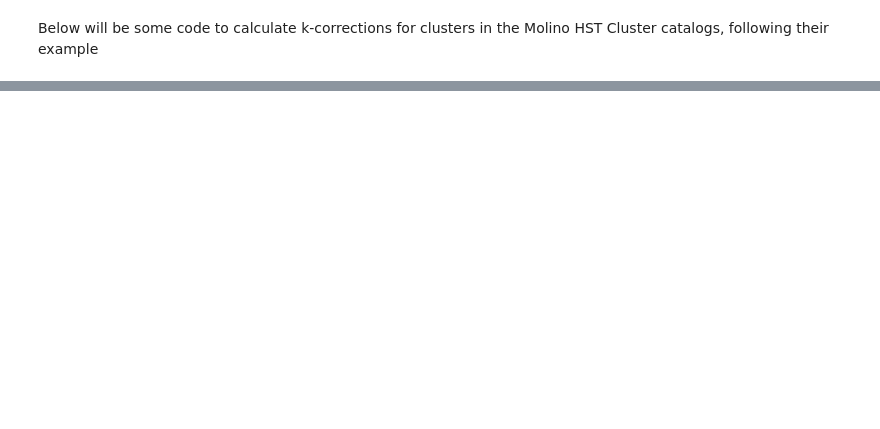
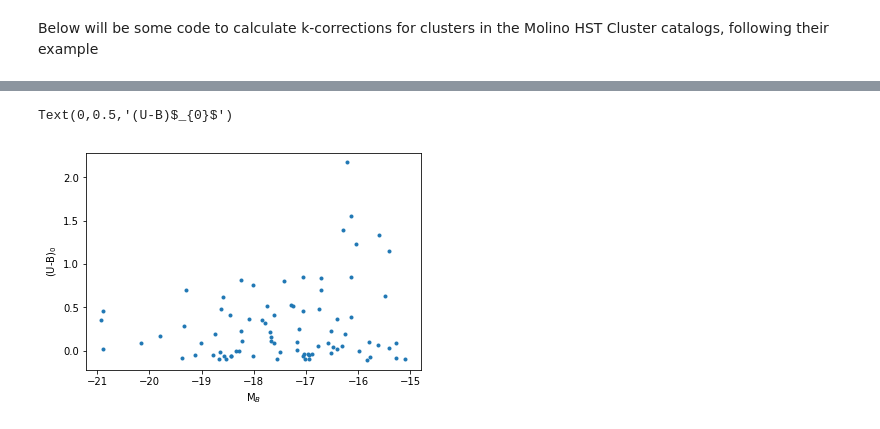
Before and after one commit to lrhunt/LCBGS_IN_CLUSTERS, a Jupyter notebook: MOLINO_KCORR.ipynb, the cells around one changed output, grey strips where cells are left out. Saved outputs shown, nothing was run; the diff lists cells and outputs as text; code cells hidden in the pictures; blank space fills up the shorter version.

```diff
--- a/MOLINO_KCORR.ipynb
+++ b/MOLINO_KCORR.ipynb
@@ -59,0 +71,9 @@ cluster_member_maggies_from_kcorr=cluster_member_maggies_from_kcorr.rename(colum
+# %%
+kcorrect.load_templates()
+kcorrect.load_filters('/Users/lucashunt/programs/kcorrect/data/templates/bessell_ubv.dat')
+# %%
+for i in cmm_ind:
+   cluster_member_photometry.loc[i,["U_synthetic","B_synthetic","V_synthetic"]]=kcorrect.reconstruct_maggies(cluster_member_photometry[['c1','c2','c3','c4','c5','c6']].iloc[i])[1:]
+# %%
+columns=list(cluster_member_photometry)
+cluster_member_photometry.loc[:,[col for col in columns if 'synthetic' in col]]=-2.5*np.log10(cluster_member_photometry.loc[:,[col for col in columns if 'synthetic' in col]])
@@ -59,0 +100,11 @@ cluster_member_maggies_from_kcorr=cluster_member_maggies_from_kcorr.rename(colum
+# %%
+cluster_member_photometry['U0']=cluster_member_photometry['U_synthetic']-cosmo.distmod(cluster_member_photometry['zb_1']).value
+cluster_member_photometry['B0']=cluster_member_photometry['B_synthetic']-cosmo.distmod(cluster_member_photometry['zb_1']).value
+cluster_member_photometry['V0']=cluster_member_photometry['V_synthetic']-cosmo.distmod(cluster_member_photometry['zb_1']).value
+# %%
+plt.plot(cluster_member_photometry.B0,cluster_member_photometry.U0-cluster_member_photometry.B0,'.')
+plt.xlabel('M$_{B}$')
+plt.ylabel('(U-B)$_{0}$')
+# %% [output]
+Text(0,0.5,'(U-B)$_{0}$')
+[figure, added]
```
Also changed, not shown: parts of 35 cells of this notebook, 1 other file.
